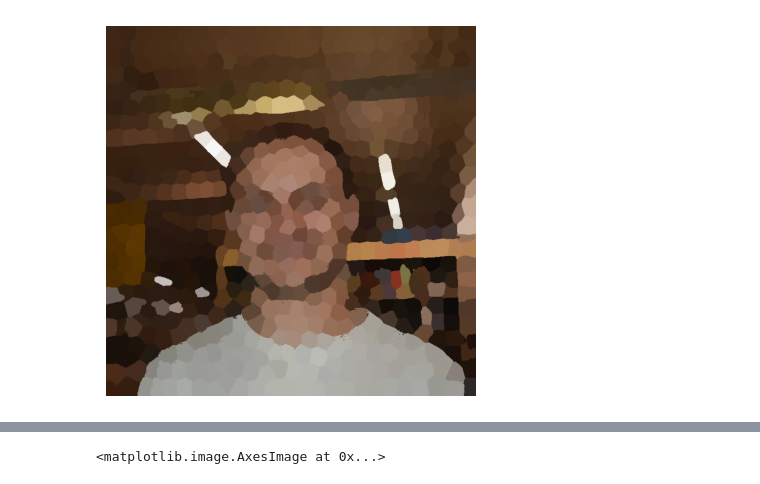
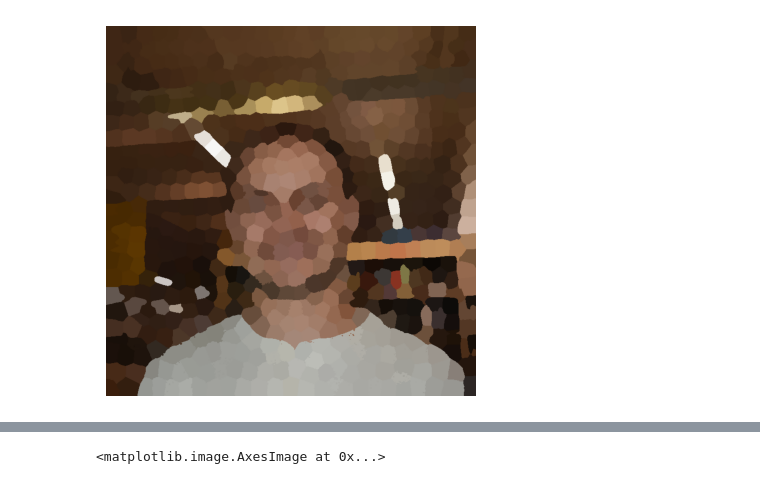
Before and after one commit to jacob-rosenthal/jacob-rosenthal.github.io, a Jupyter notebook: make_cover_pic.ipynb, the cells around one changed output, grey strips where cells are left out. Drawn from its saved outputs; the diff is of its cells as text; code cells hidden in the pictures.

Commit message:
update cover images

```diff
--- a/make_cover_pic.ipynb
+++ b/make_cover_pic.ipynb
@@ -6,37 +6,42 @@ import numpy as np
 # Load the image
 image = plt.imread('images/jacob.jpeg')
 # %%
+# Apply Gaussian blur with a 3x3 kernel
+blurred_image = cv2.GaussianBlur(image, (3, 3), 0)
+
 # Convert the image to LAB color space
-lab_image = cv2.cvtColor(image, cv2.COLOR_BGR2Lab)
+lab_image = cv2.cvtColor(blurred_image, cv2.COLOR_BGR2Lab)
 
 # Create a superpixel segmenter
 slic = cv2.ximgproc.createSuperpixelSLIC(
-    lab_image, algorithm=cv2.ximgproc.SLICO, region_size=30, ruler=10.0
+    lab_image, algorithm=cv2.ximgproc.SLICO, region_size=30, ruler=5.0
 )
 
 # Perform the superpixel segmentation
-slic.iterate(10)
+slic.iterate(15)
 
 # Get the labels of the superpixels
 labels = slic.getLabels()
 
 # Create an output image to store the interpolated result
 superpixel_image = image.copy()
 
 # Iterate through each unique label
 for label in np.unique(labels):
     # Create a mask for the current label
     mask = (labels == label)
 
     # Calculate the average color of the superpixel
     average_color = np.mean(image[mask], axis=0)
 
     # Assign the average color to the output image
     superpixel_image[mask] = average_color
 
 # Display the result
 plt.imshow(superpixel_image)
 plt.axis('off')
 plt.show()
+
+plt.imsave('images/jacob_superpixel.jpg', superpixel_image)
 # %% [output]
-[figure, old version]
+[figure, new version]
```
Also changed, not shown: parts of 7 cells of this notebook, 8 other files.
